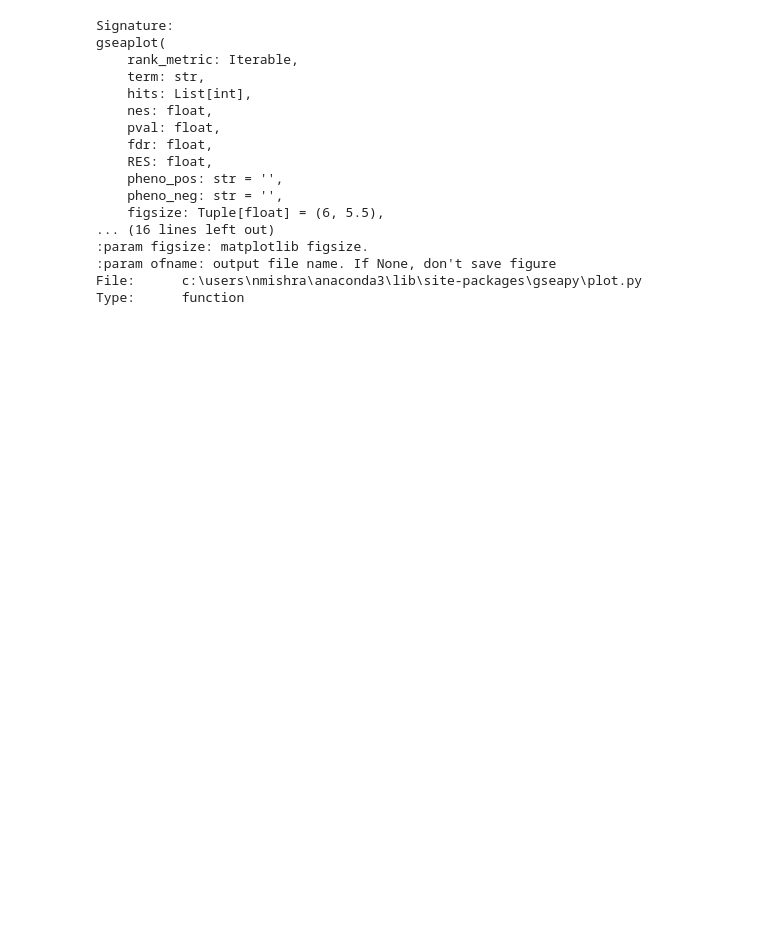
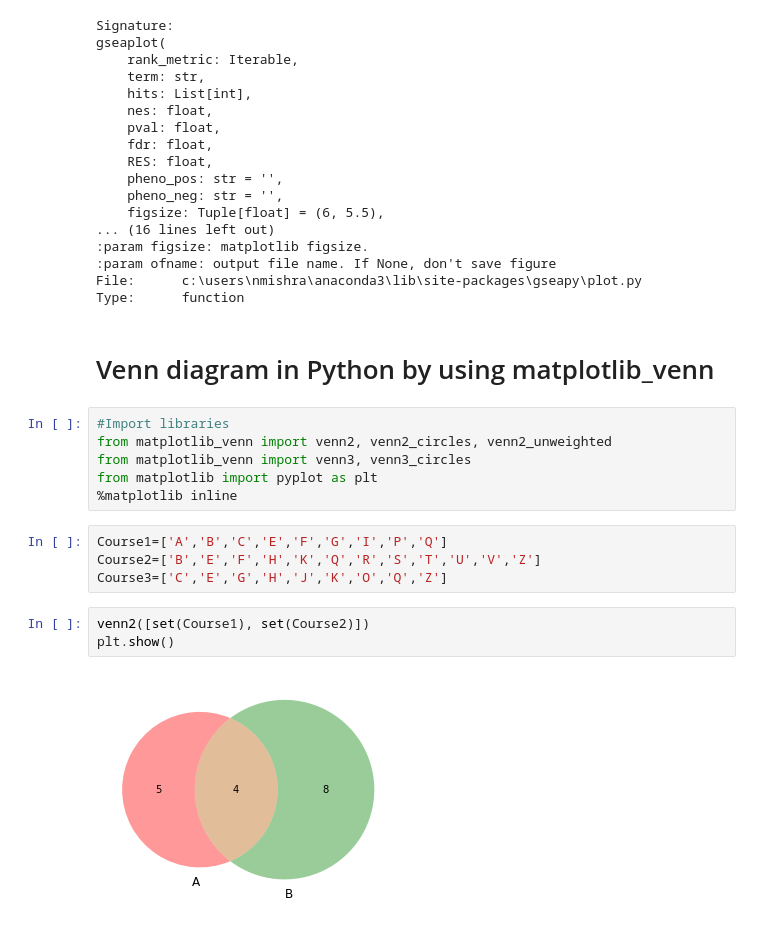
Before and after one commit to nitishkumarmishra/Python-codes, a Jupyter notebook: volcano.ipynb, the cells around one changed output. Cells and saved outputs as stored; diff of their text form; blank space fills up the shorter version.

```diff
--- a/volcano.ipynb
+++ b/volcano.ipynb
@@ -531,3 +531,20 @@ gseaplot(
 :param ofname: output file name. If None, don't save figure
 File:      c:\users\nmishra\anaconda3\lib\site-packages\gseapy\plot.py
 Type:      function
+# %% [markdown]
+# Venn diagram in Python by using matplotlib_venn
+# %%
+#Import libraries
+from matplotlib_venn import venn2, venn2_circles, venn2_unweighted
+from matplotlib_venn import venn3, venn3_circles
+from matplotlib import pyplot as plt
+%matplotlib inline
+# %%
+Course1=['A','B','C','E','F','G','I','P','Q']
+Course2=['B','E','F','H','K','Q','R','S','T','U','V','Z']
+Course3=['C','E','G','H','J','K','O','Q','Z']
+# %%
+venn2([set(Course1), set(Course2)])
+plt.show()
+# %% [output]
+[figure, added]
```
Also changed, not shown: parts of 4 cells of this notebook.
